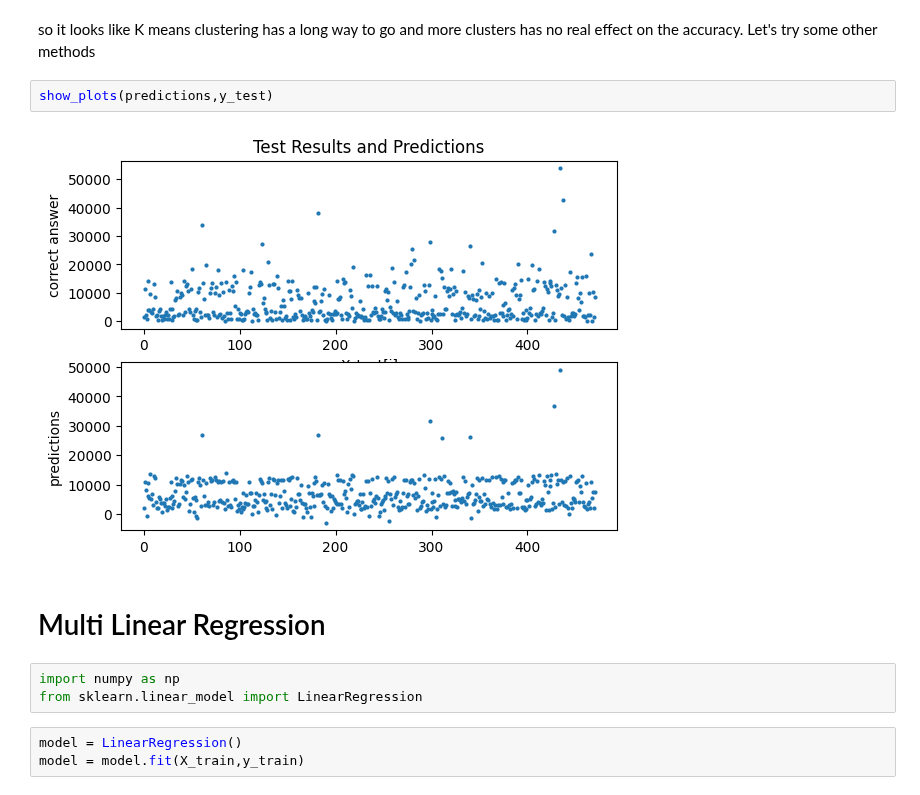
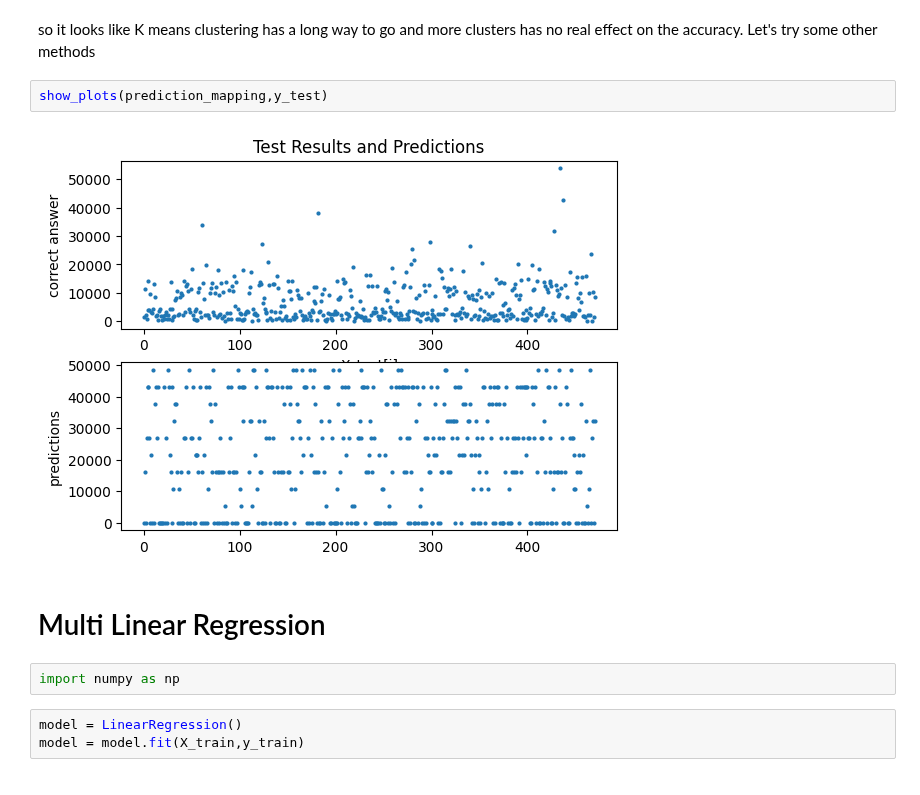
Before and after one commit to devinshende/learning-ml, a Jupyter notebook: prediction.ipynb, the cells around one changed output. Drawn from its saved outputs; the diff is of its cells as text.

```diff
--- a/prediction.ipynb
+++ b/prediction.ipynb
@@ -148,14 +137,13 @@ plt.show()
 # %% [markdown]
 so it looks like K means clustering has a long way to go and more clusters has no real effect on the accuracy. Let's try some other methods
 # %%
-show_plots(predictions,y_test)
+show_plots(prediction_mapping,y_test)
 # %% [output]
-[figure, old version]
+[figure, new version]
 # %% [markdown]
 # Multi Linear Regression
 # %%
 import numpy as np
-from sklearn.linear_model import LinearRegression
 # %%
 model = LinearRegression()
 model = model.fit(X_train,y_train)
```
Also changed, not shown: parts of 21 cells of this notebook, 2 other files.
